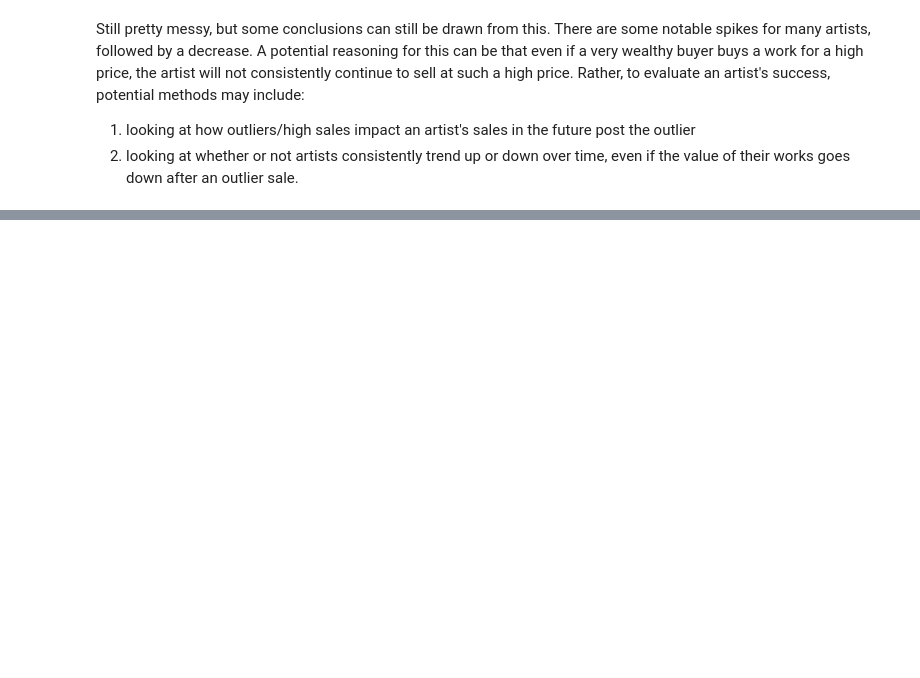
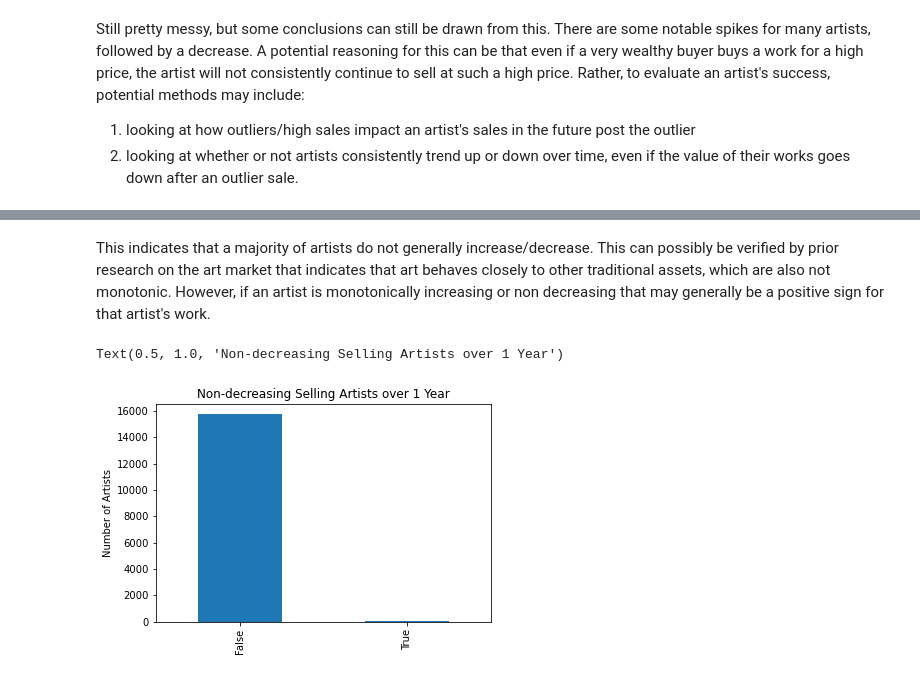
Before and after one commit to alchemicHen/art_project_november, a Jupyter notebook: art_eda.ipynb, the cells around one changed output, grey strips where cells are left out. Cells and saved outputs as stored; diff of their text form; code cells hidden in the pictures; blank space fills up the shorter version.

```diff
--- a/art_eda.ipynb
+++ b/art_eda.ipynb
@@ -271,0 +269,21 @@ avg_test
+# %% [markdown]
+This indicates that a majority of artists do not generally increase/decrease. This can possibly be verified by prior research on the art market that indicates that art behaves closely to other traditional assets, which are also not monotonic. However, if an artist is monotonically increasing or non decreasing that may generally be a positive sign for that artist's work.
+# %%
+#Checking for non-decreasing artists that grow over 1 year
+
+non_decreasing_list = []
+
+for index, row in sales_df.iterrows():
+    is_non_decreasing = non_decreasing(np.array(row))
+    if row.max()> 0 and is_non_decreasing and np.array(row)[-2] != 0:
+        non_decreasing_list.append(True)
+    else:
+        non_decreasing_list.append(False)
+
+artist_sales_df['is_non_decreasing'] = non_decreasing_list
+artist_sales_df['is_non_decreasing'].value_counts().plot.bar()
+plt.ylabel('Number of Artists')
+plt.title('Non-decreasing Selling Artists over 1 Year')
+# %% [output]
+Text(0.5, 1.0, 'Non-decreasing Selling Artists over 1 Year')
+[figure, added]
```
Also changed, not shown: parts of 13 cells of this notebook, 1 other file.
